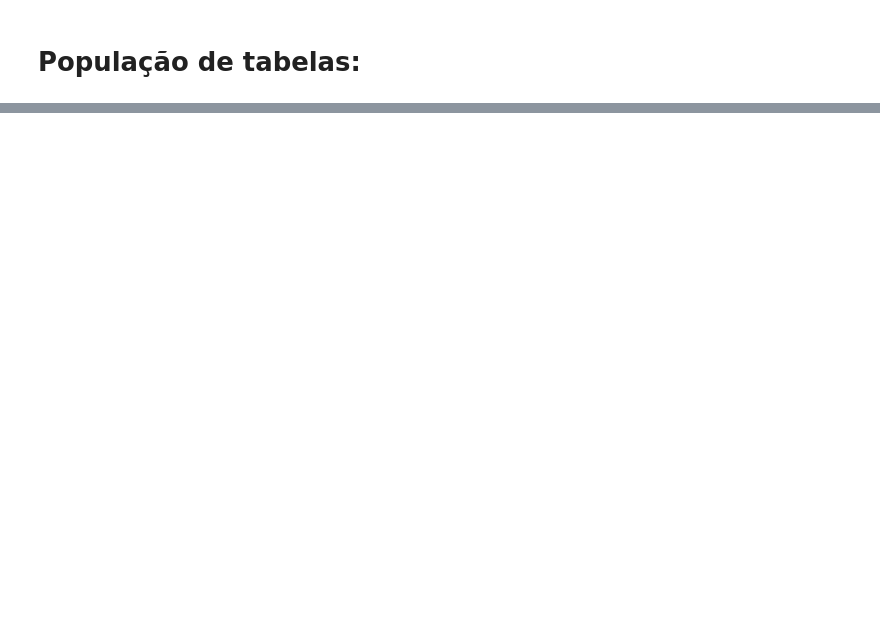
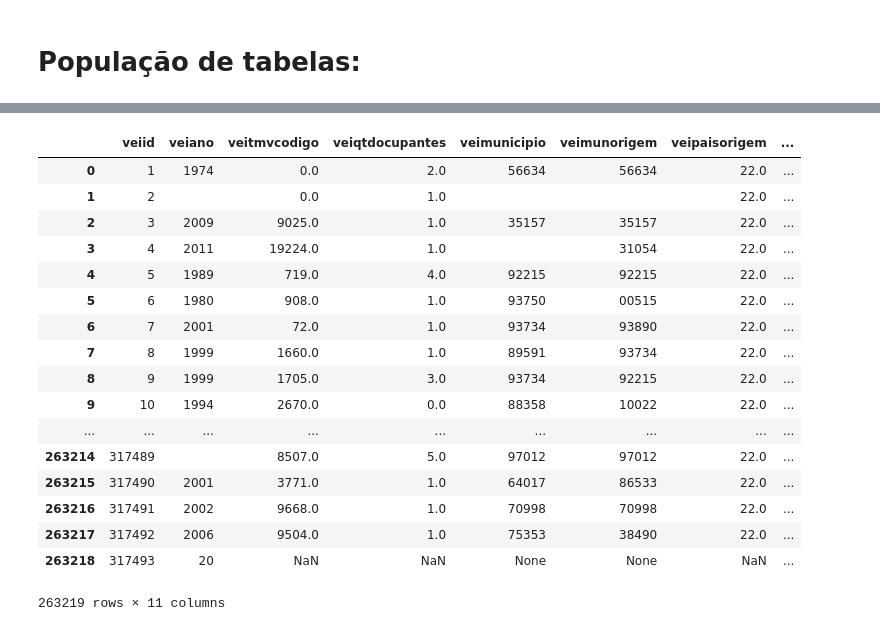
Before and after one commit to Pendulun/TP2-IBD, a Jupyter notebook: PopulandoBD.ipynb, the cells around one changed output, grey strips where cells are left out. Saved outputs shown, nothing was run; the diff lists cells and outputs as text; code cells hidden in the pictures; blank space fills up the shorter version.

```diff
--- a/PopulandoBD.ipynb
+++ b/PopulandoBD.ipynb
@@ -8,7 +8,7 @@ import pandas as pd
 # %%
 if not os.path.isdir('./BDpopulado'):
     os.mkdir('./BDpopulado')
-conn = sqlite3.connect('./BDpopulado/databased.db')
+conn = sqlite3.connect('./BDpopulado/database.db')
 cursor = conn.cursor()
 # %% [markdown]
 # Definição de tabelas
@@ -676,0 +749,22 @@ popula_ocorrencia OK
+# %%
+df = pd.read_sql_query("SELECT * FROM VEICULO", conn)
+df
+# %% [output]
+|  | veiid | veiano | veitmvcodigo | veiqtdocupantes | veimunicipio | veimunorigem | veipaisorigem | ... |
+| 0 | 1 | 1974 | 0.0 | 2.0 | 56634 | 56634 | 22.0 | ... |
+| 1 | 2 |  | 0.0 | 1.0 |  |  | 22.0 | ... |
+| 2 | 3 | 2009 | 9025.0 | 1.0 | 35157 | 35157 | 22.0 | ... |
+| 3 | 4 | 2011 | 19224.0 | 1.0 |  | 31054 | 22.0 | ... |
+| 4 | 5 | 1989 | 719.0 | 4.0 | 92215 | 92215 | 22.0 | ... |
+| 5 | 6 | 1980 | 908.0 | 1.0 | 93750 | 00515 | 22.0 | ... |
+| 6 | 7 | 2001 | 72.0 | 1.0 | 93734 | 93890 | 22.0 | ... |
+| 7 | 8 | 1999 | 1660.0 | 1.0 | 89591 | 93734 | 22.0 | ... |
+| 8 | 9 | 1999 | 1705.0 | 3.0 | 93734 | 92215 | 22.0 | ... |
+| 9 | 10 | 1994 | 2670.0 | 0.0 | 88358 | 10022 | 22.0 | ... |
+| ... | ... | ... | ... | ... | ... | ... | ... | ... |
+| 263214 | 317489 |  | 8507.0 | 5.0 | 97012 | 97012 | 22.0 | ... |
+| 263215 | 317490 | 2001 | 3771.0 | 1.0 | 64017 | 86533 | 22.0 | ... |
+| 263216 | 317491 | 2002 | 9668.0 | 1.0 | 70998 | 70998 | 22.0 | ... |
+| 263217 | 317492 | 2006 | 9504.0 | 1.0 | 75353 | 38490 | 22.0 | ... |
+| 263218 | 317493 | 20 | NaN | NaN | None | None | NaN | ... |
+263219 rows × 11 columns
```
Also changed, not shown: parts of 6 cells of this notebook.
